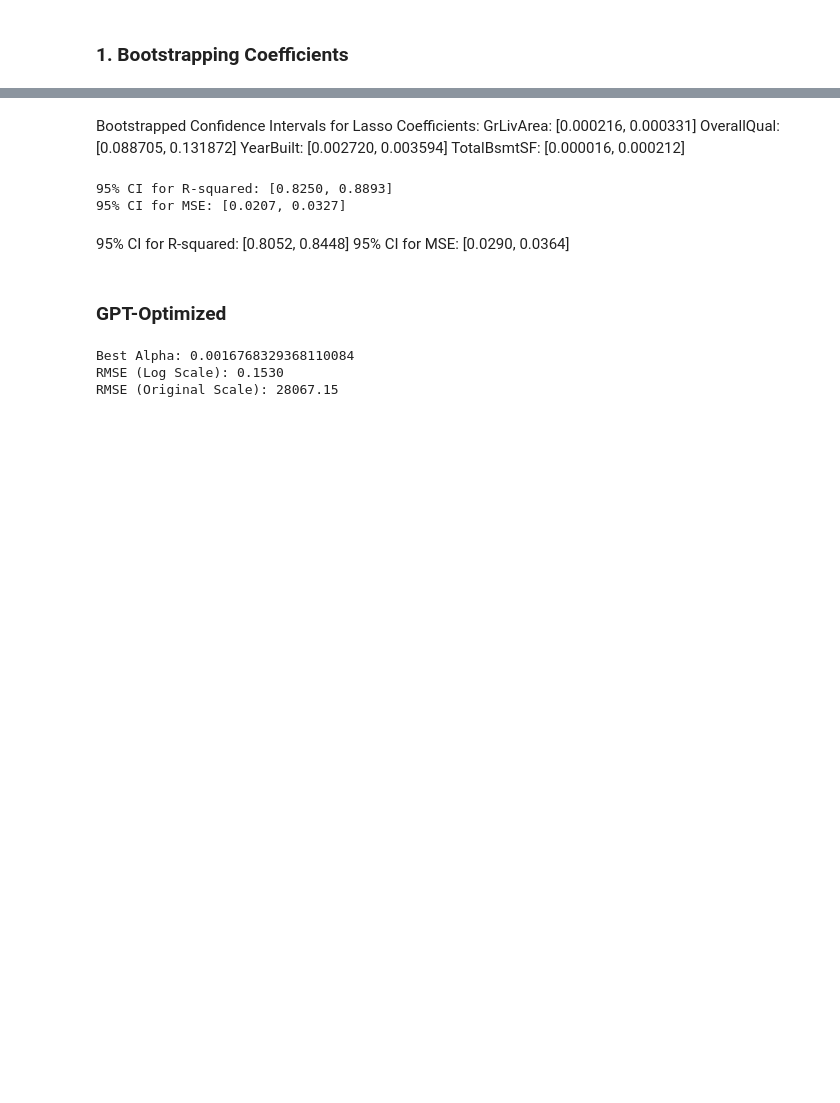
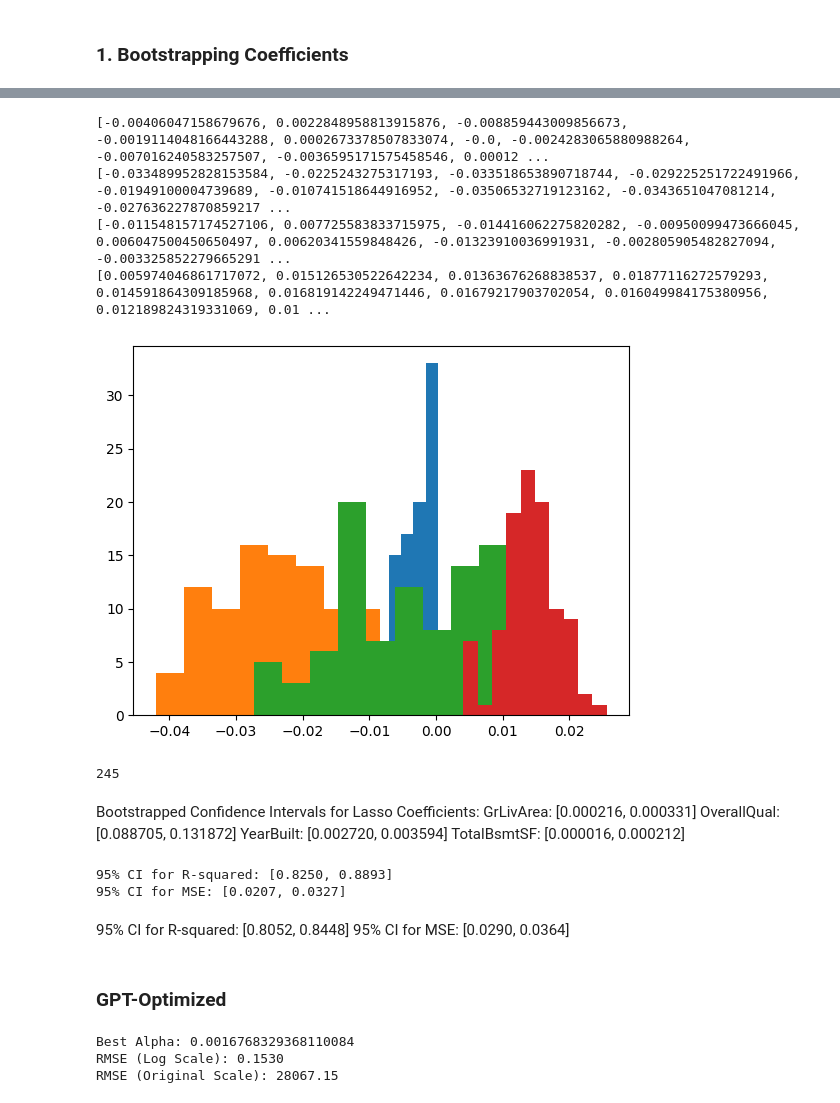
Before and after one commit to samyounes003/statisticsproject, a Jupyter notebook: frequentist_approach.ipynb, the cells around one changed output, grey strips where cells are left out. Drawn from its saved outputs; the diff is of its cells as text; code cells hidden in the pictures; blank space fills up the shorter version.

```diff
--- a/frequentist_approach.ipynb
+++ b/frequentist_approach.ipynb
@@ -254,9 +234,10 @@ from sklearn.linear_model import Lasso
 import pandas as pd
 
 # Set up variables
-n_bootstraps = 10
-alpha = 0.05  # Confidence level = 95% (2.5% on each tail)
+n_bootstraps = 100
+alpha = grid_search.best_params_['alpha']  # Confidence level = 95% (2.5% on each tail)
 coefficients_bootstrap = []
+important_features = list(lasso_coefficients[lasso_coefficients != 0].index)
 
 # Bootstrapping
 for i in range(n_bootstraps):
@@ -267,14 +248,14 @@ for i in range(n_bootstraps):
     X_boot = pd.DataFrame(X_boot, columns=X_train.columns)
 
     # Train Lasso model on bootstrap sample
-    lasso_model_boot = Lasso(alpha=grid_search.best_params_['alpha'], max_iter=10000)
+    lasso_model_boot = Lasso(alpha=alpha, max_iter=10000)
     lasso_model_boot.fit(X_boot, y_boot)
 
     # Store coefficients
     coefficients_bootstrap.append(lasso_model_boot.coef_)
 
 # Convert to DataFrame for easier analysis
-coefficients_bootstrap = pd.DataFrame(coefficients_bootstrap, columns=predictors)
+coefficients_bootstrap = pd.DataFrame(coefficients_bootstrap, columns=list(X_train.columns))
 
 # Calculate confidence intervals
 lower_bounds = coefficients_bootstrap.quantile(alpha / 2)
@@ -282,7 +263,7 @@ upper_bounds = coefficients_bootstrap.quantile(1 - alpha / 2)
 
 # Print confidence intervals for each feature
 print("Bootstrapped Confidence Intervals for Lasso Coefficients:")
-for feature in predictors:
+for feature in important_features:
     print(f"{feature}: [{lower_bounds[feature]:.6f}, {upper_bounds[feature]:.6f}]")
 # %% [output]
 Bootstrapped Confidence Intervals for Lasso Coefficients:
@@ -304,0 +286,3 @@ YrSold: [-0.007514, -0.001742]
+# %%
+coefficients_bootstrap = pd.DataFrame(coefficients_bootstrap, columns=list(X_train.columns))
+coefficients_bootstrap
@@ -305,3 +303,22 @@ YrSold: [-0.007514, -0.001742]
+# %%
+counter = 0
+for i in coefficients_bootstrap.columns:
+    data = list(coefficients_bootstrap[i])
+    print(data)
+    plt.hist(data)
+    counter += 1
+    if counter == 4:
+        break
+# %% [output]
+[-0.00406047158679676, 0.0022848958813915876, -0.008859443009856673, -0.0019114048166443288, 0.0002673378507833074, -0.0, -0.0024283065880988264, -0.007016240583257507, -0.0036595171575458546, 0.00012 ...
+[-0.033489952828153584, -0.0225243275317193, -0.033518653890718744, -0.029225251722491966, -0.01949100004739689, -0.010741518644916952, -0.03506532719123162, -0.0343651047081214, -0.027636227870859217 ...
+[-0.011548157174527106, 0.007725583833715975, -0.014416062275820282, -0.00950099473666045, 0.006047500450650497, 0.00620341559848426, -0.01323910036991931, -0.002805905482827094, -0.003325852279665291 ...
+[0.005974046861717072, 0.015126530522642234, 0.01363676268838537, 0.01877116272579293, 0.014591864309185968, 0.016819142249471446, 0.01679217903702054, 0.016049984175380956, 0.012189824319331069, 0.01 ...
+[figure, added]
+# %%
+len(coefficients_bootstrap[0])
+# %% [output]
+245
 # %% [markdown]
 Bootstrapped Confidence Intervals for Lasso Coefficients:
 GrLivArea: [0.000216, 0.000331]
```
Also changed, not shown: parts of 8 cells of this notebook.
